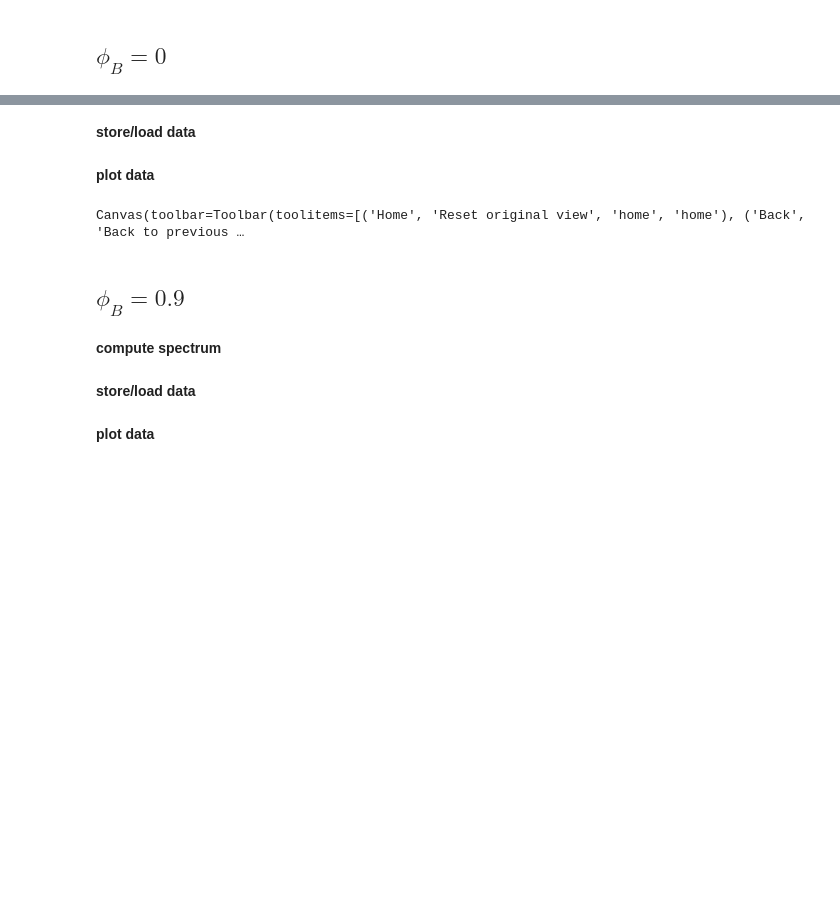
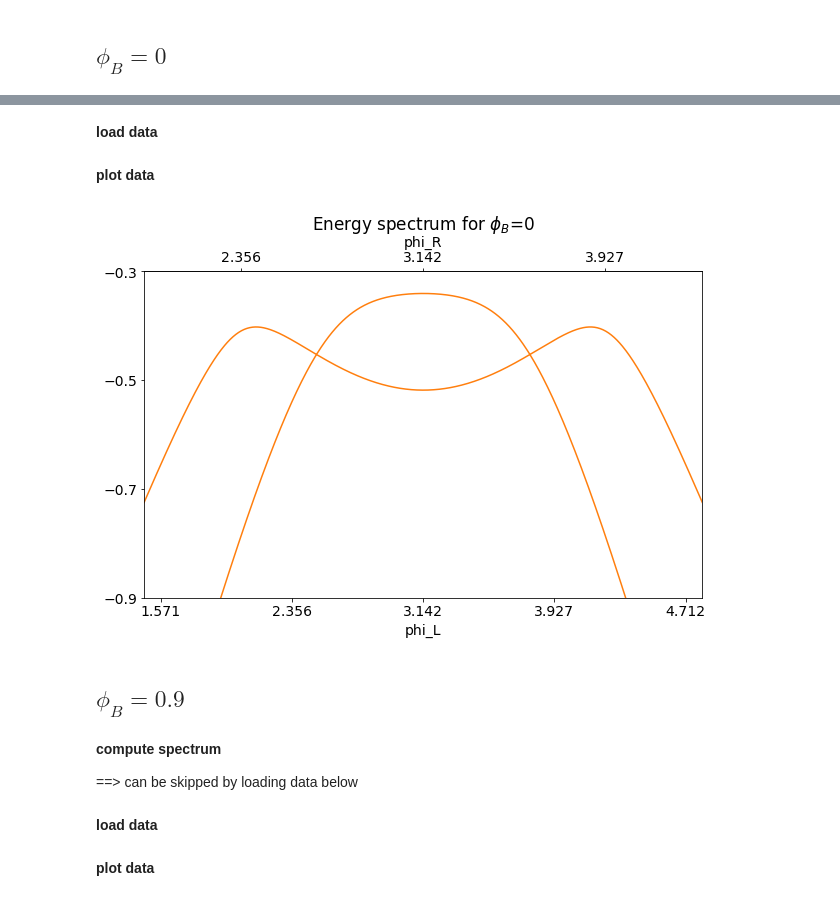
Before and after one commit to FluxQuantumLab/JHD-paper-zenodo, a Jupyter notebook: fig4.ipynb, the cells around one changed output, grey strips where cells are left out. Saved outputs shown, nothing was run; the diff lists cells and outputs as text; code cells hidden in the pictures; blank space fills up the shorter version.

```diff
--- a/fig4.ipynb
+++ b/fig4.ipynb
@@ -64,10 +66,10 @@ for i in range(dim):
 
     E1[:,i],V=topo.compute_ev(H,nbands)
 # %% [markdown]
-**store/load data**
+**load data**
 # %%
-with open('fig4_data/JHD_fig4_spectrum_1.pkl', 'wb') as outfile:
-    pickle.dump(E1,outfile)
+# with open('fig4_data/JHD_fig4_spectrum_1.pkl', 'wb') as outfile:
+#     pickle.dump(E1,outfile)
 # %%
 with open('fig4_data/JHD_fig4_spectrum_1.pkl', 'rb') as outfile:
     E1=pickle.load(outfile)
@@ -82,38 +84,41 @@ def RtoL(x):
 slope=0.719548004
 offset=0.881065915
 dim=1501
 phiLmin=0
 phiLmax=2*np.pi
 phiLlist,phiRlist=cut(slope,offset,phiLmin,phiLmax,dim)
 Ec=Ej=1
 plt.close('all')
 fig,ax=plt.subplots(figsize=(10,6))
 plt.title('Energy spectrum for $\phi_B$=0')
+plt.rcParams.update({'font.size': 14})
 
 alpha=1
 lw=2
 for i in range(2):
     plt.plot(phiLlist,E1[i]/np.sqrt(2*Ec*Ej),color='tab:orange')
 
 plt.xticks(np.arange(0,(9/4)*np.pi,np.pi/4))
 
 secax = ax.secondary_xaxis('top', functions=(LtoR,RtoL))
 secax.set_xlabel('phi_R')
 secax.set_ticks(np.arange(0,(9/4)*np.pi,np.pi/4))
 
 plt.xlabel('phi_L')
 plt.xlim(left=np.pi/2-0.1,right=3*np.pi/2+0.1)
 
 ymin,ymax=-0.9,-0.3
 plt.ylim(bottom=ymin,top=ymax)
 plt.yticks(np.arange(ymin,ymax,0.2))
 plt.show()
 # %% [output]
-Canvas(toolbar=Toolbar(toolitems=[('Home', 'Reset original view', 'home', 'home'), ('Back', 'Back to previous …
+[figure, added]
 # %% [markdown]
 ## $\phi_B=0.9$
 # %% [markdown]
 **compute spectrum**
+
+==> can be skipped by loading data below
 # %%
 # %%time
 N=13
@@ -146,5 +151,5 @@ for i in range(dim):
 
     E2[:,i],V=topo.compute_ev(H,nbands)
 # %% [markdown]
-**store/load data**
+**load data**
 # %%
```
Also changed, not shown: parts of 23 cells of this notebook, 1 other file.
